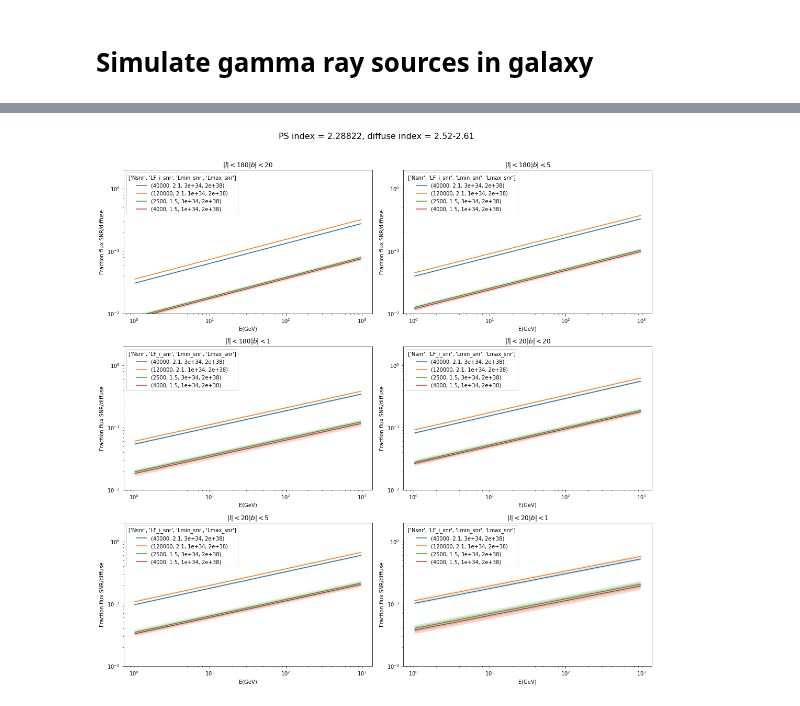
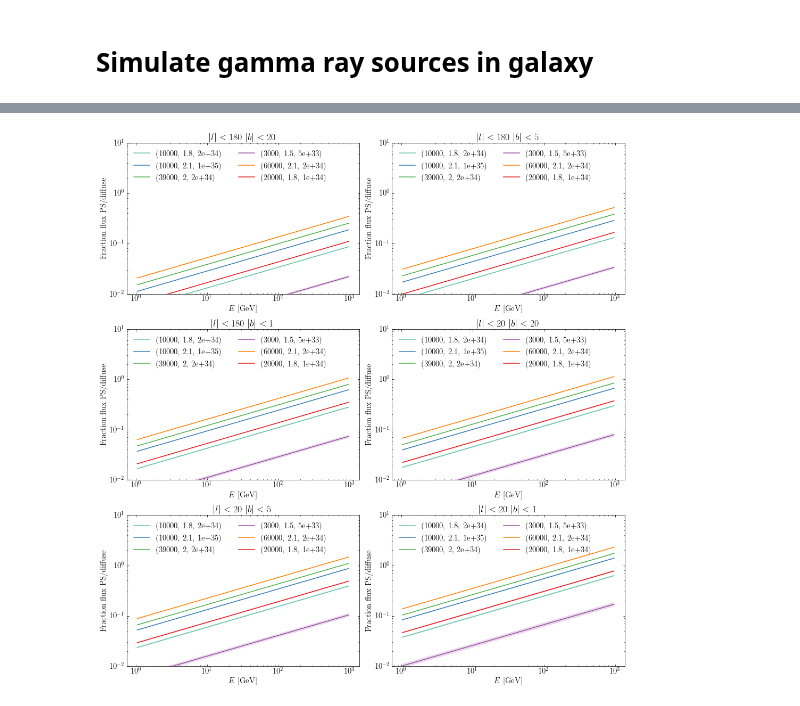
Before and after one commit to martp91/y-rays-UPS, a Jupyter notebook: sim_gamma_sources.ipynb, the cells around one changed output, grey strips where cells are left out. Saved outputs shown, nothing was run; the diff lists cells and outputs as text; code cells hidden in the pictures.

```diff
--- a/sim_gamma_sources.ipynb
+++ b/sim_gamma_sources.ipynb
@@ -274,19 +369,21 @@ for ilb in lb:
     E_diff2 = E_diff
     E_diff = E_diff[mask_E_diff]
     spec = spec[mask_E_diff]
-
+    err = error[mask_E_diff]
     fit,cov = curve_fit(fitfunc,np.log10(E_diff),
                         np.log10(spec),sigma=error[mask_E_diff]/spec)
 
+    fit27,cov27 = fit_index(E_diff,spec,err,model=model27,p0=[-7])
+   #print fit27
     ####
     ####This matters a lot!
-    diff_index = fit[0]
+    diff_index = 2.7#fit[0]
     #print diff_index
-   # plt.loglog(E_diff,E_diff**2*plotfunc(E_diff,fit[0],10**fit[1]))
-   # plt.loglog(E_diff,E_diff**2*spec,
-   #                       marker='.',linestyle='',label=ilb)
+    #plt.loglog(E_diff,E_diff**2*plotfunc(E_diff,2.7,10**fit27[0]))
+    #plt.loglog(E_diff,E_diff**2*spec,
+    #                      marker='.',linestyle='',label=ilb)
     fitted_spec = plotfunc(E,diff_index,10**fit[1]) ##If this is a softer spectra this matters a lot!
-    spec_27 = plotfunc(E,2.7,10**fit[1])
+    spec_27 = plotfunc(E,2.7,10**fit27[0])
     spec_diff_lb.append(fitted_spec)
     spec_27_l.append(spec_27)
    # print fit[0]
@@ -582,0 +564,6 @@ def ave_samples(Nsmpl=10,Nsnr=10000,LF_i_snr=1.5,Lmin_snr=1e33,Lmax_snr=4e38,
+# %%
+R_spec1,std_R1,lb_frac,std_lb_frac = ave_samples(500,Nsnr=30000,LF_i_snr=1.8,
+                            Lmin_snr=2e34,Lmax_snr=2e39,
+                            plothist=True,printstatements=False,
+                           alpha=alp,beta=bet,H=H,
+                           hist_3fgl=hist_3fgl_all,ft=5e-10,spectrum=intp_3fgl_all_normed)
@@ -788,30 +710,29 @@ done...
 # %%
-snr_frac = np.array(snr_frac)
-snr_frac_std = np.array(snr_frac_std)
-fig2 = plt.figure(figsize=(15,20))
-gs2 = gridspec.GridSpec(4,2)
-iE100 = np.argmin(E<100)
+fig = plt.figure(figsize=(14,16))
+gs = gridspec.GridSpec(3,2)
 
-for di in range(len(spec_diff_lb)):
-   #print "At abs(l,b):",lb[di]
-    gsi2 = gridspec.GridSpecFromSubplotSpec(1,1,subplot_spec=gs2[di])
-    ax2 = plt.Subplot(fig2,gs2[di])
-    for i,sf in enumerate(snr_frac):
+for di in range(len(lb)):
+    #print "At abs(l,b):",lb[di]
+    gsi = gridspec.GridSpecFromSubplotSpec(1,1,subplot_spec=gs[di])
+    ax = plt.Subplot(fig,gs[di])
+    for i,sf in enumerate(frac_op[:,di]):
         #print options_print[i]
-        div = snr_frac[i,di]
-        ax2.loglog(E,div,label=options_print[i])
-        ax2.fill_between(E,div-snr_frac_std[i,di],div+snr_frac_std[i,di],alpha=0.2)
-        ax2.set_xscale('log',nonposx='clip')
+        div = frac_op[i,di]
+        ax.loglog(E,div,color=colors[i],label=options[i])
+        ax.fill_between(E,div-std_frac_op[i,di],div+std_frac_op[i,di],alpha=0.2,facecolor=colors[i])
+        ax.set_xscale('log',nonposx='clip')
+        ax.set_yscale('log',nonposy='clip')
         #print "At %.1f GeV the fraction is %.2f "%(E[iE100],div[iE100])
-    ax2.set_ylim([0.01,2])
-    ax2.set_title(r'$|l| < %s |b| < %s$'%lb[di])
-    ax2.set_xlabel('E(GeV)')
-    ax2.set_ylabel('Fraction flux SNR/diffuse')
-    fig2.add_subplot(ax2)
-    plt.legend(loc=2, title=options_labels[0:4])
+    ax.set_ylim([0.01,10])
+    ax.set_title(r'$|l| < %s \ |b| < %s$'%lb[di],fontsize=18)
+    ax.tick_params(direction='in',which='both',top='on',right='on',labelsize=15)
+    ax.set_xlabel(r"$E$ [GeV]",fontsize=15)
+    ax.set_ylabel('Fraction flux PS/diffuse',fontsize=15)
+    fig.add_subplot(ax)
+    plt.legend(loc=2,frameon=False,fontsize=15,ncol=2)#, title=options_labels[0:4])
 ##Plot legend in seperate subplot
-fig2.suptitle(r'PS index = %s, diffuse index = 2.52-2.61'%(snr_index),fontsize=16)
-fig2.tight_layout(rect=[0, 0.03, 1, 0.95])
-plt.savefig('fraction_ps_diffuse_1.pdf')
+#fig2.suptitle(r'PS index = %s, diffuse index = 2.52-2.61'%(snr_index),fontsize=16)
+fig.tight_layout(rect=[0, 0.03, 1, 0.95])
+plt.savefig('fraction_ps_diffuse.pdf')
 # %% [output]
-[figure, old version]
+[figure, new version]
```
Also changed, not shown: parts of 13 cells of this notebook.
